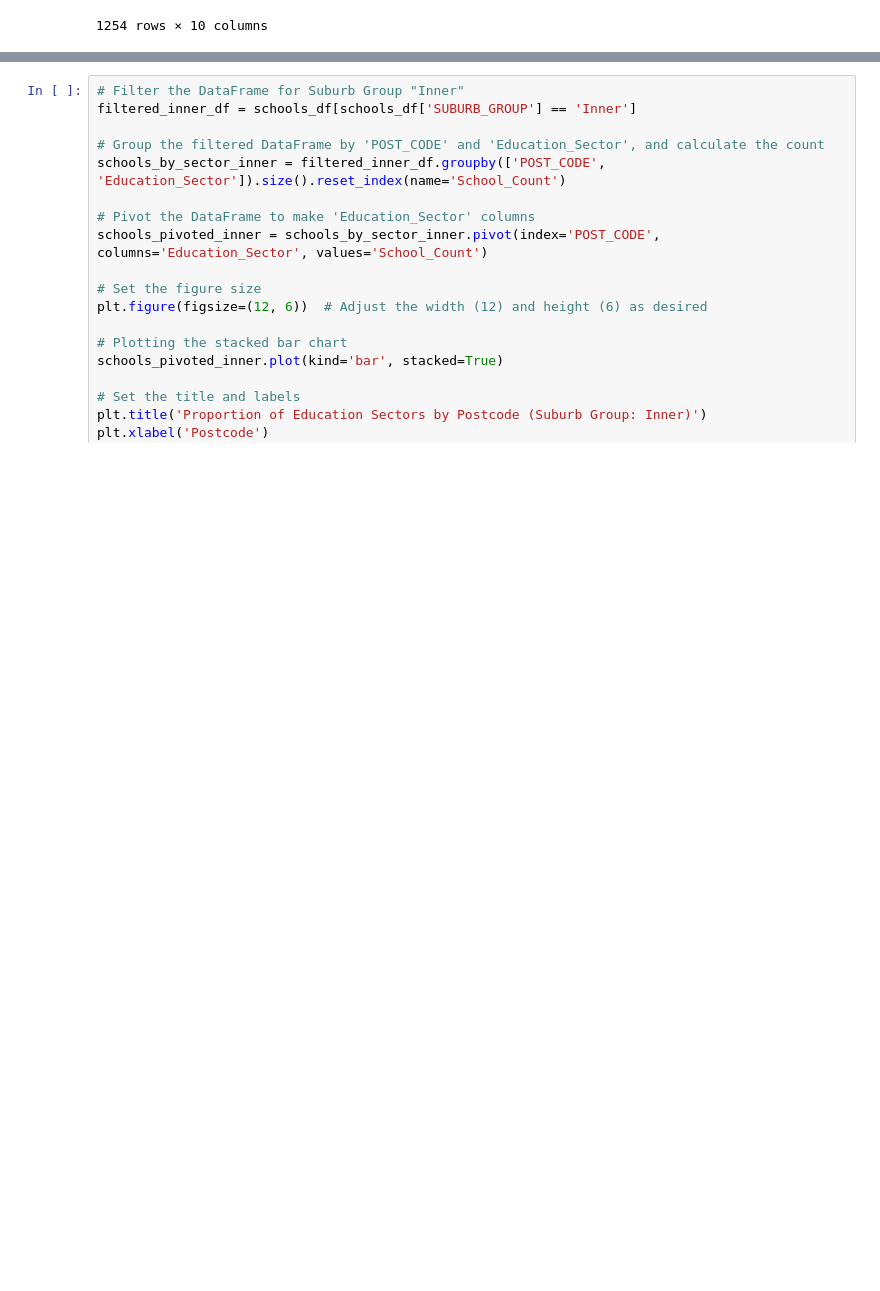
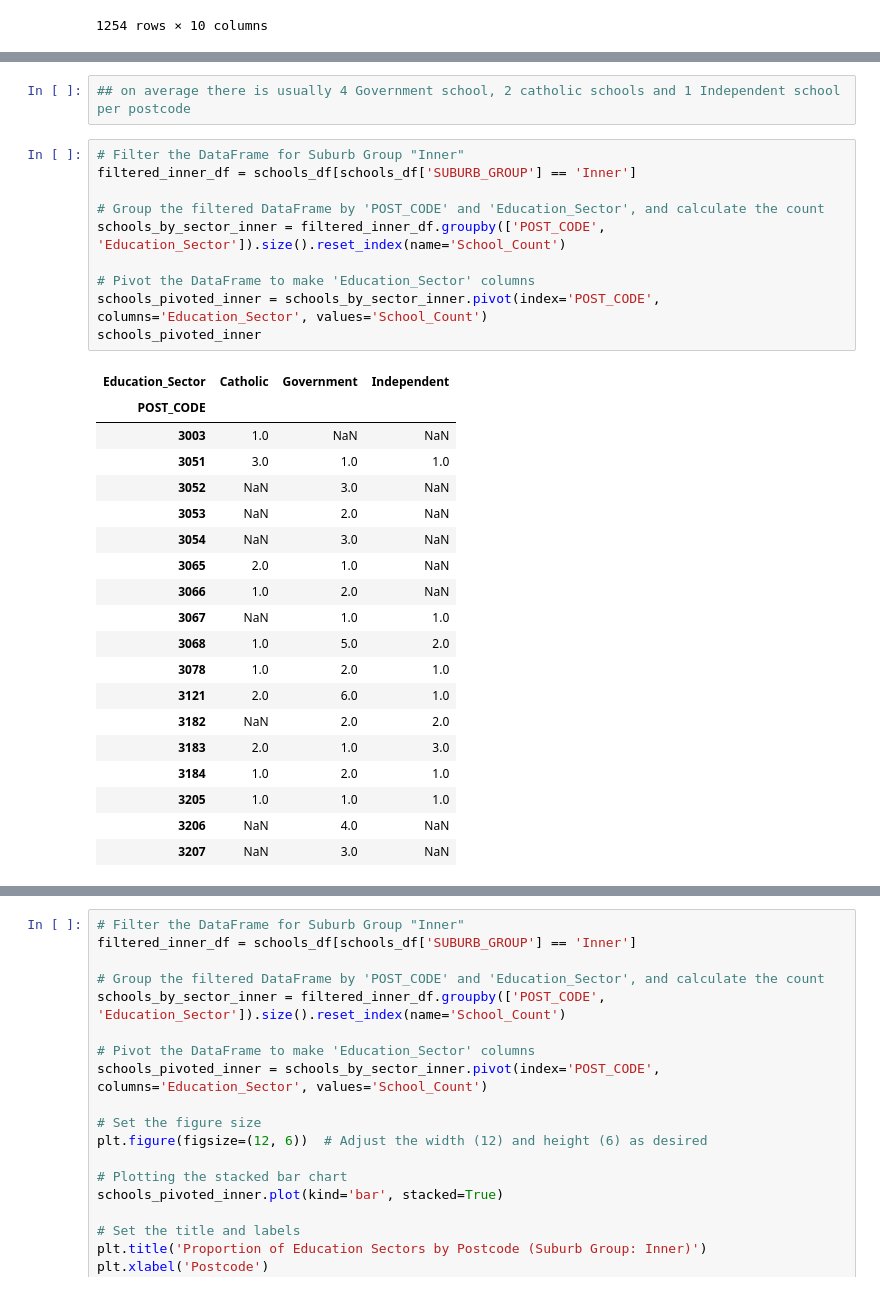
Before and after one commit to Kakhai1/bootcamp_project, a Jupyter notebook: Analysis_School_Data_KT.ipynb, the cells around one changed output, grey strips where cells are left out. Cells and saved outputs as stored; diff of their text form; blank space fills up the shorter version.

```diff
--- a/Analysis_School_Data_KT.ipynb
+++ b/Analysis_School_Data_KT.ipynb
@@ -32,0 +118,32 @@ schools_df
+# %%
+## on average there is usually 4 Government school, 2 catholic schools and 1 Independent school per postcode
+# %%
+# Filter the DataFrame for Suburb Group "Inner"
+filtered_inner_df = schools_df[schools_df['SUBURB_GROUP'] == 'Inner']
+
+# Group the filtered DataFrame by 'POST_CODE' and 'Education_Sector', and calculate the count
+schools_by_sector_inner = filtered_inner_df.groupby(['POST_CODE', 'Education_Sector']).size().reset_index(name='School_Count')
+
+# Pivot the DataFrame to make 'Education_Sector' columns
+schools_pivoted_inner = schools_by_sector_inner.pivot(index='POST_CODE', columns='Education_Sector', values='School_Count')
+schools_pivoted_inner
+# %% [output]
+| Education_Sector | Catholic | Government | Independent |
+| POST_CODE |  |  |  |
+| 3003 | 1.0 | NaN | NaN |
+| 3051 | 3.0 | 1.0 | 1.0 |
+| 3052 | NaN | 3.0 | NaN |
+| 3053 | NaN | 2.0 | NaN |
+| 3054 | NaN | 3.0 | NaN |
+| 3065 | 2.0 | 1.0 | NaN |
+| 3066 | 1.0 | 2.0 | NaN |
+| 3067 | NaN | 1.0 | 1.0 |
+| 3068 | 1.0 | 5.0 | 2.0 |
+| 3078 | 1.0 | 2.0 | 1.0 |
+| 3121 | 2.0 | 6.0 | 1.0 |
+| 3182 | NaN | 2.0 | 2.0 |
+| 3183 | 2.0 | 1.0 | 3.0 |
+| 3184 | 1.0 | 2.0 | 1.0 |
+| 3205 | 1.0 | 1.0 | 1.0 |
+| 3206 | NaN | 4.0 | NaN |
+| 3207 | NaN | 3.0 | NaN |
```
Also changed, not shown: parts of 6 cells of this notebook.
